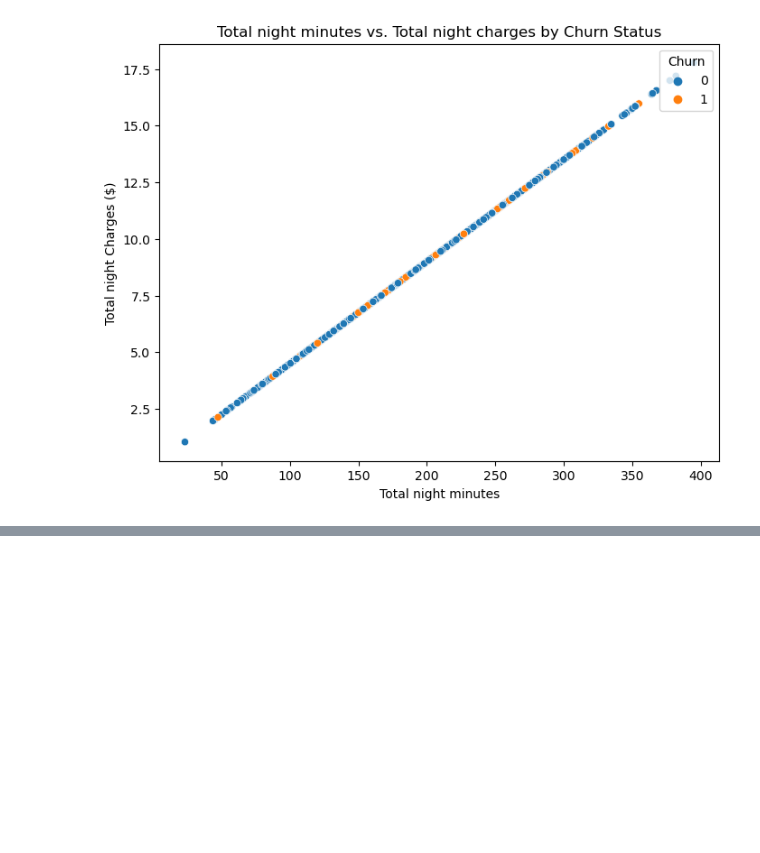
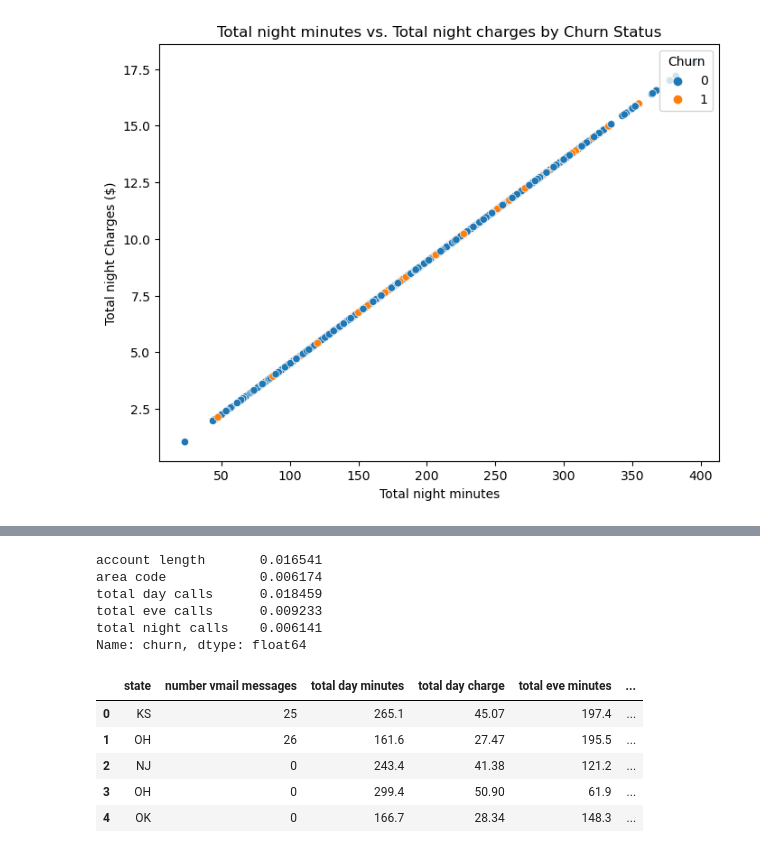
Before and after one commit to King-georges/Predicting-Churn-in-a-Telecom-s-company, a Jupyter notebook: Project_notebook.ipynb, the cells around one changed output, grey strips where cells are left out. Cells and saved outputs as stored; diff of their text form; code cells hidden in the pictures; blank space fills up the shorter version.

```diff
--- a/Project_notebook.ipynb
+++ b/Project_notebook.ipynb
@@ -302,0 +357,11 @@ plt.show()
+# %%
+#low correlated features
+relevant_features = cor_target[cor_target<0.03]
+relevant_features
+# %% [output]
+account length       0.016541
+area code            0.006174
+total day calls      0.018459
+total eve calls      0.009233
+total night calls    0.006141
+Name: churn, dtype: float64
@@ -302,0 +371,9 @@ plt.show()
+# %%
+df.head()
+# %% [output]
+|  | state | number vmail messages | total day minutes | total day charge | total eve minutes | ... |
+| 0 | KS | 25 | 265.1 | 45.07 | 197.4 | ... |
+| 1 | OH | 26 | 161.6 | 27.47 | 195.5 | ... |
+| 2 | NJ | 0 | 243.4 | 41.38 | 121.2 | ... |
+| 3 | OH | 0 | 299.4 | 50.90 | 61.9 | ... |
+| 4 | OK | 0 | 166.7 | 28.34 | 148.3 | ... |
```
Also changed, not shown: parts of 8 cells of this notebook.
